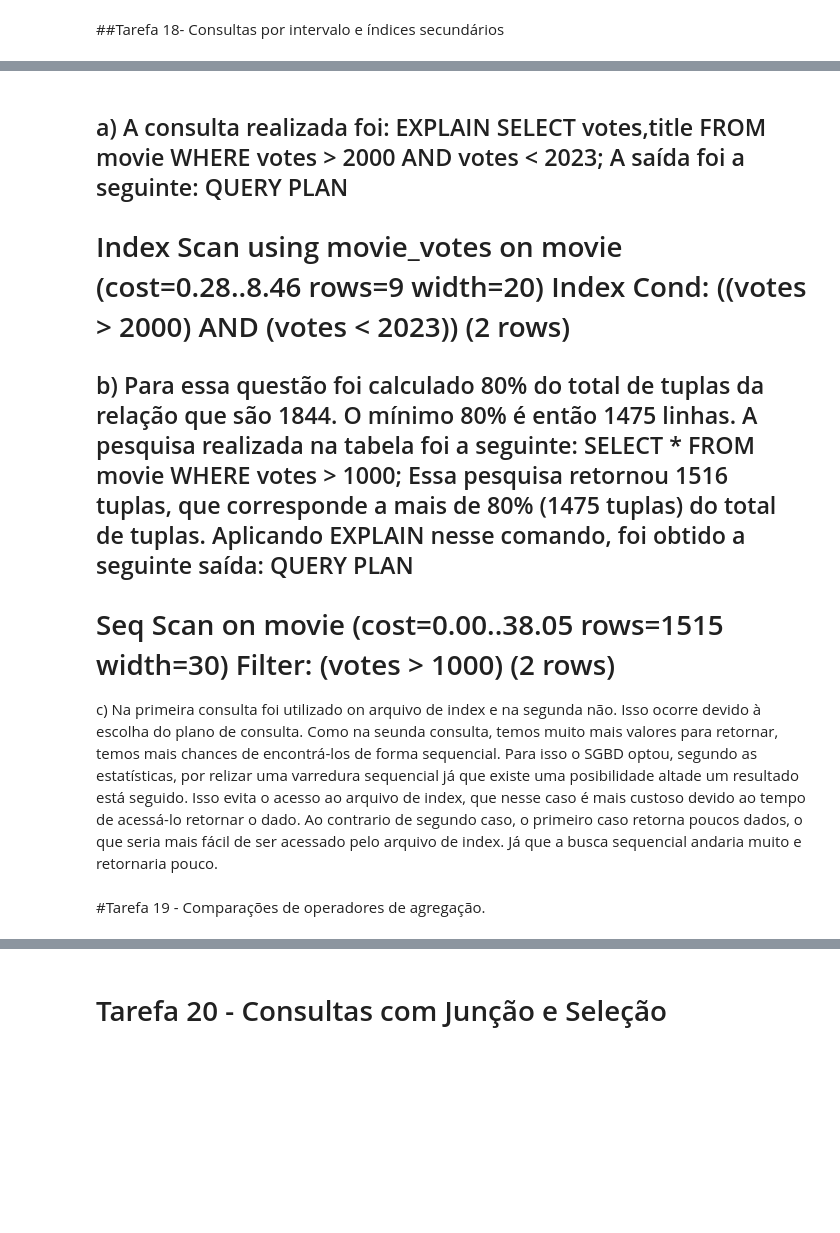
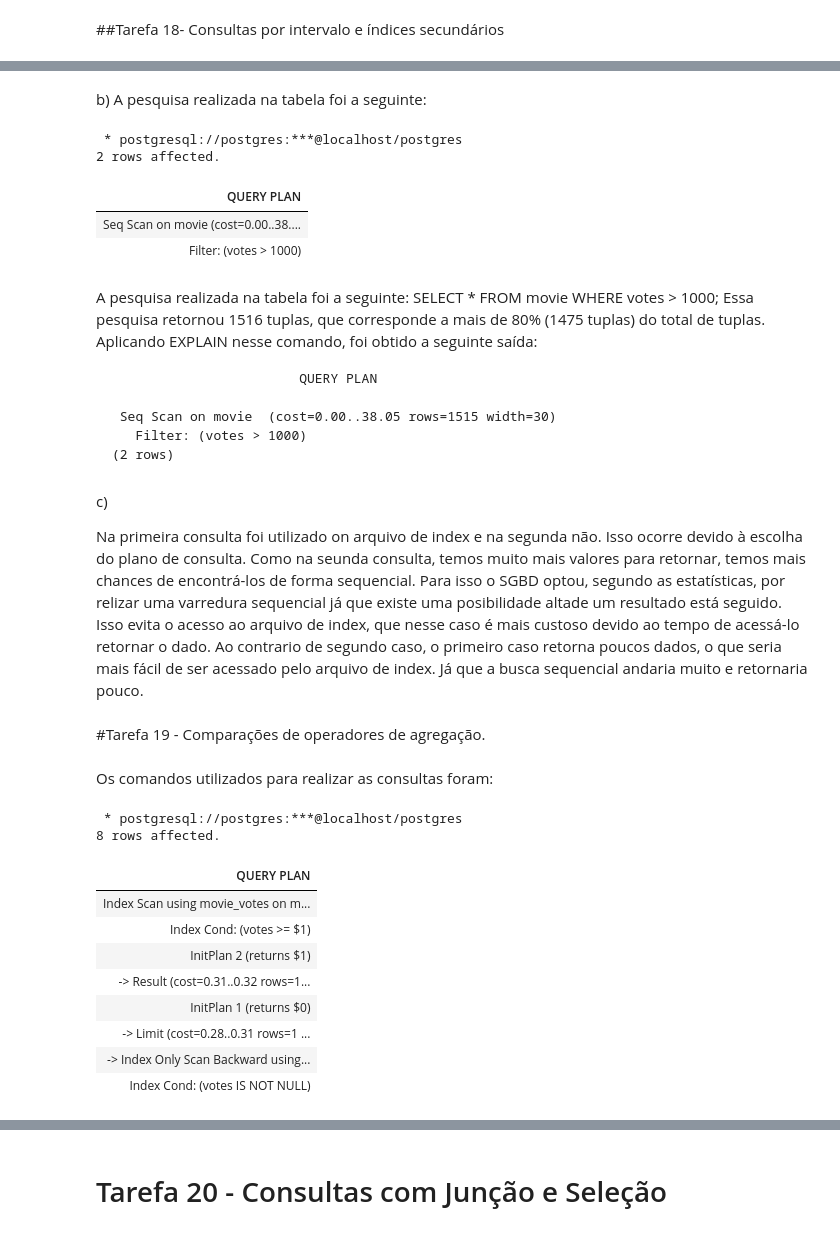
Before and after one commit to guilhermesilveiraa/tp3_gabriel-luciano_gabriel-freitas_guilherme, a Jupyter notebook: trabalho3_gabriell_gabriel_guilherme_BD.ipynb, the cells around one changed output, grey strips where cells are left out. Cells and saved outputs as stored; diff of their text form; code cells hidden in the pictures; blank space fills up the shorter version.

````diff
--- a/trabalho3_gabriell_gabriel_guilherme_BD.ipynb
+++ b/trabalho3_gabriell_gabriel_guilherme_BD.ipynb
@@ -1323,28 +3299,49 @@ Abaixo estão os dados pedidos para cada índice:
+# %% [markdown]
+b)
+A pesquisa realizada na tabela foi a seguinte:
+# %%
+%%sql
+EXPLAIN SELECT * FROM movie WHERE votes > 1000;
+# %% [output]
+ * postgresql://postgres:***@localhost/postgres
+2 rows affected.
+| QUERY PLAN |
+| Seq Scan on movie (cost=0.00..38.... |
+| Filter: (votes > 1000) |
+# %% [markdown]
+A pesquisa realizada na tabela foi a seguinte: SELECT * FROM movie WHERE votes > 1000;
+Essa pesquisa retornou 1516 tuplas, que corresponde a mais de 80% (1475 tuplas) do total de tuplas.
+Aplicando EXPLAIN nesse comando, foi obtido a seguinte saída:
+```
+                        QUERY PLAN
+
+ Seq Scan on movie  (cost=0.00..38.05 rows=1515 width=30)
+   Filter: (votes > 1000)
+(2 rows)
+```
 # %% [markdown]
-a)
-A consulta realizada foi: EXPLAIN SELECT votes,title FROM movie WHERE votes > 2000 AND votes < 2023;
-A saída foi a seguinte:
-                                QUERY PLAN
---------------------------------------------------------------------------
- Index Scan using movie_votes on movie  (cost=0.28..8.46 rows=9 width=20)
-   Index Cond: ((votes > 2000) AND (votes < 2023))
-(2 rows)
-========================================================================================================================
-b)
-Para essa questão foi calculado 80% do total de tuplas da relação que são 1844. O mínimo 80% é então 1475 linhas.
-A pesquisa realizada na tabela foi a seguinte: SELECT * FROM movie WHERE votes > 1000;
-Essa pesquisa retornou 1516 tuplas, que corresponde a mais de 80% (1475 tuplas) do total de tuplas.
-Aplicando EXPLAIN nesse comando, foi obtido a seguinte saída:
-                        QUERY PLAN
-----------------------------------------------------------
- Seq Scan on movie  (cost=0.00..38.05 rows=1515 width=30)
-   Filter: (votes > 1000)
-(2 rows)
-========================================================================================================================
 c)
+
 Na primeira consulta foi utilizado on arquivo de index e na segunda não.
 Isso ocorre devido à escolha do plano de consulta. Como na seunda consulta, temos muito mais valores para retornar, temos mais chances
 de encontrá-los de forma sequencial. Para isso o SGBD optou, segundo as estatísticas, por relizar uma varredura sequencial já que existe uma posibilidade altade um resultado está seguido. Isso evita o acesso ao arquivo de index, que nesse caso é mais custoso devido ao tempo de acessá-lo retornar o dado.
 Ao contrario de segundo caso, o primeiro caso retorna poucos dados, o que seria mais fácil de ser acessado pelo arquivo de index. Já que a busca sequencial andaria muito e retornaria pouco.
 # %% [markdown]
 #Tarefa 19 - Comparações de operadores de agregação.
+# %% [markdown]
+Os comandos utilizados para realizar as consultas foram:
+# %%
+%%sql
+EXPLAIN SELECT title FROM movie WHERE votes >= (SELECT MAX(votes) FROM movie);
+# %% [output]
+ * postgresql://postgres:***@localhost/postgres
+8 rows affected.
+| QUERY PLAN |
+| Index Scan using movie_votes on m... |
+| Index Cond: (votes >= $1) |
+| InitPlan 2 (returns $1) |
+| -> Result (cost=0.31..0.32 rows=1... |
+| InitPlan 1 (returns $0) |
+| -> Limit (cost=0.28..0.31 rows=1 ... |
+| -> Index Only Scan Backward using... |
+| Index Cond: (votes IS NOT NULL) |
````
Also changed, not shown: parts of 34 cells of this notebook.
